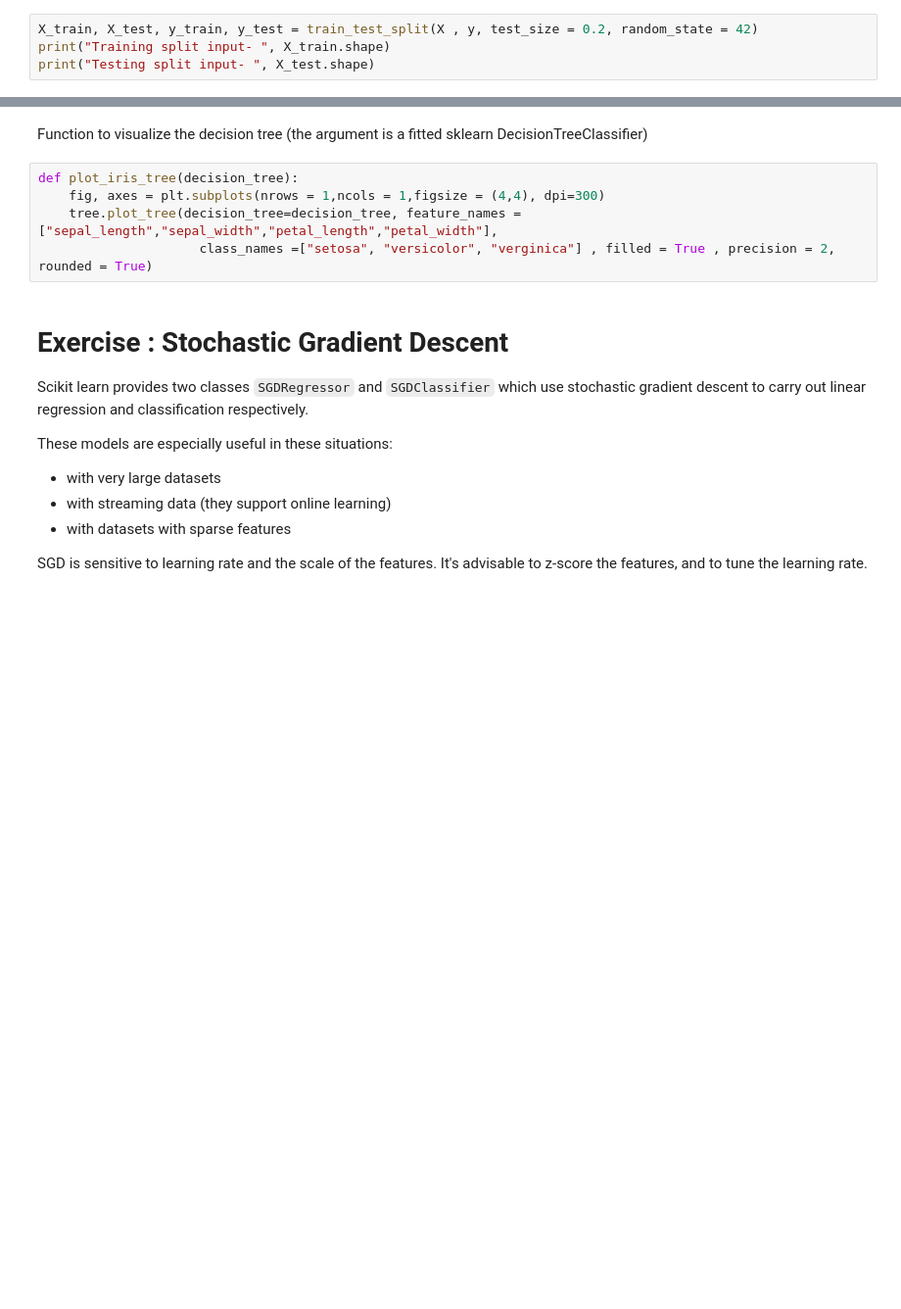
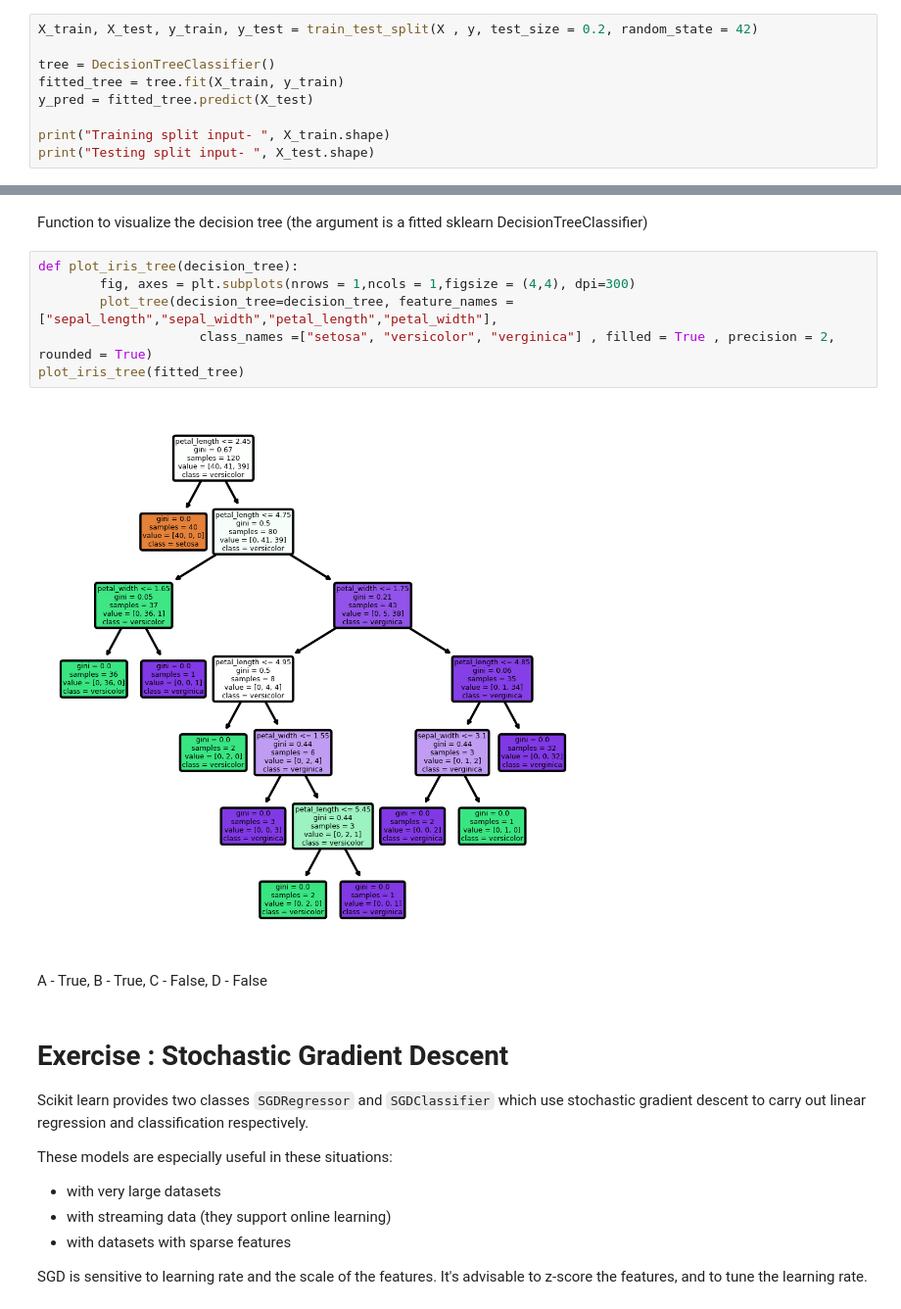
Before and after one commit to SirLemoniada/data-mining, a Jupyter notebook: hw3.ipynb, the cells around one changed output, grey strips where cells are left out. Shown: that part at 98% size. Cells and saved outputs as stored; diff of their text form; blank space fills up the shorter version.

```diff
--- a/hw3.ipynb
+++ b/hw3.ipynb
@@ -154,6 +153,11 @@ Splitting the data - 80:20 ratio
 Use also for this exercise the latest stable version of sklearn because of the use of the random generator for the train and test split
 # %%
 X_train, X_test, y_train, y_test = train_test_split(X , y, test_size = 0.2, random_state = 42)
+
+tree = DecisionTreeClassifier()
+fitted_tree = tree.fit(X_train, y_train)
+y_pred = fitted_tree.predict(X_test)
+
 print("Training split input- ", X_train.shape)
 print("Testing split input- ", X_test.shape)
 # %% [output]
@@ -163,9 +167,14 @@ Testing split input-  (30, 4)
 Function to visualize the decision tree (the argument is a fitted sklearn DecisionTreeClassifier)
 # %%
 def plot_iris_tree(decision_tree):
-    fig, axes = plt.subplots(nrows = 1,ncols = 1,figsize = (4,4), dpi=300)
-    tree.plot_tree(decision_tree=decision_tree, feature_names = ["sepal_length","sepal_width","petal_length","petal_width"],
+        fig, axes = plt.subplots(nrows = 1,ncols = 1,figsize = (4,4), dpi=300)
+        plot_tree(decision_tree=decision_tree, feature_names = ["sepal_length","sepal_width","petal_length","petal_width"],
                      class_names =["setosa", "versicolor", "verginica"] , filled = True , precision = 2, rounded = True)
+plot_iris_tree(fitted_tree)
+# %% [output]
+[figure, added]
+# %% [markdown]
+A - True, B - True, C - False, D - False
 # %% [markdown]
 # Exercise : Stochastic Gradient Descent
 
```
Also changed, not shown: parts of 8 cells of this notebook, 1 other file.
